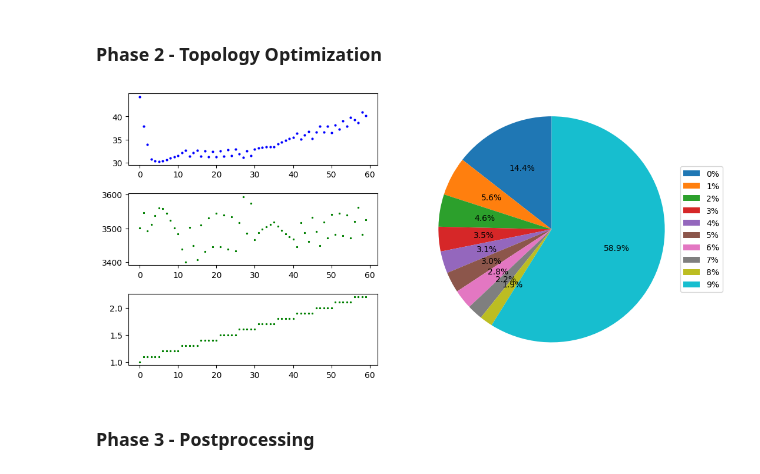
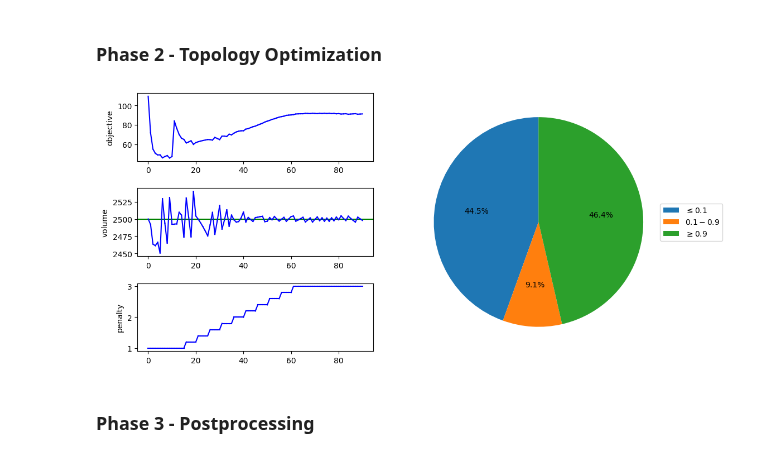
Before and after one commit to dewloosh/SigmaEpsilon, a Jupyter notebook: notebooks/topopt_oc_console_H8.ipynb, the cells around one changed output. Drawn from its saved outputs; the diff is of its cells as text; code cells hidden in the pictures.

```diff
--- a/notebooks/topopt_oc_console_H8.ipynb
+++ b/notebooks/topopt_oc_console_H8.ipynb
@@ -5,6 +5,7 @@ We have a simple console with a rectangular cross section subject to known loads
 # %% [markdown]
 The workflow is governed by the following parameters:
 # %%
+# problem parameters
 L = 50.  # length of the console
 w, h = 10., 10.  # width and height of the rectangular cross section
 resulution = (120, 24, 24)  # resolution of the result in all 3 directions
@@ -12,6 +13,7 @@ F = -100.  # value of the vertical load at the free end
 E = 21000.0  # Young's modulus
 nu = 0.0  # Poisson's ratio
 
+# oc parameters
 volume_fraction = 0.5
 ftol = 0.9
-nIter = 120
+nIter = 80
@@ -239,31 +252,26 @@ for i in range(30):
 # %%
 # iteration parameters
 OC_params = {
     'p_start': 1.0,  # SIMP penalty factor
-    'p_stop': 2.5,
-    'p_inc': 0.1,
+    'p_stop': 3.0,
+    'p_inc': 0.2,
     'p_step': 5,
     'q': 0.5,  # smoothing factor
     'vfrac': volume_fraction,
     'dtol': 0.1,  # to control maximum change in the variables
-    'r_max': 3 * max(Lx/nx, Ly/ny),  # for the density filter
     'miniter': 30,
     'maxiter': 1e12,
 }
 OC_params['neighbours'] = structure.mesh.k_nearest_cell_neighbours(6)
-optimizer = OC(structure, summary=True, guess=r0.x, i_start=r0.n,
-               **OC_params)
-r0 = next(optimizer)
+optimizer = OC(structure, guess=r.x, i_start=r.n + 1, **OC_params)
+for _ in range(nIter):
+    r = next(optimizer)
+    update_mpl(r.n, r.obj, r.vol, r.pen, r.x)
+    history['obj'].append(r.obj)
+    history['vol'].append(r.vol)
+    history['pen'].append(r.pen)
+# %% [output]
+[figure, added]
-# %%
-plt.ion()
-for i in range(nIter):
-    r = next(optimizer)
-    history['obj'].append(r.obj)
-    history['vol'].append(r.vol)
-    history['pen'].append(r.pen)
-    update_mpl(i, r.obj, r.vol, r.pen, r.x)
-# %% [output]
-[figure, removed]
 # %% [markdown]
 ### Phase 3 - Postprocessing
 # %%
```
Also changed, not shown: parts of 12 cells of this notebook, 13 other files.
